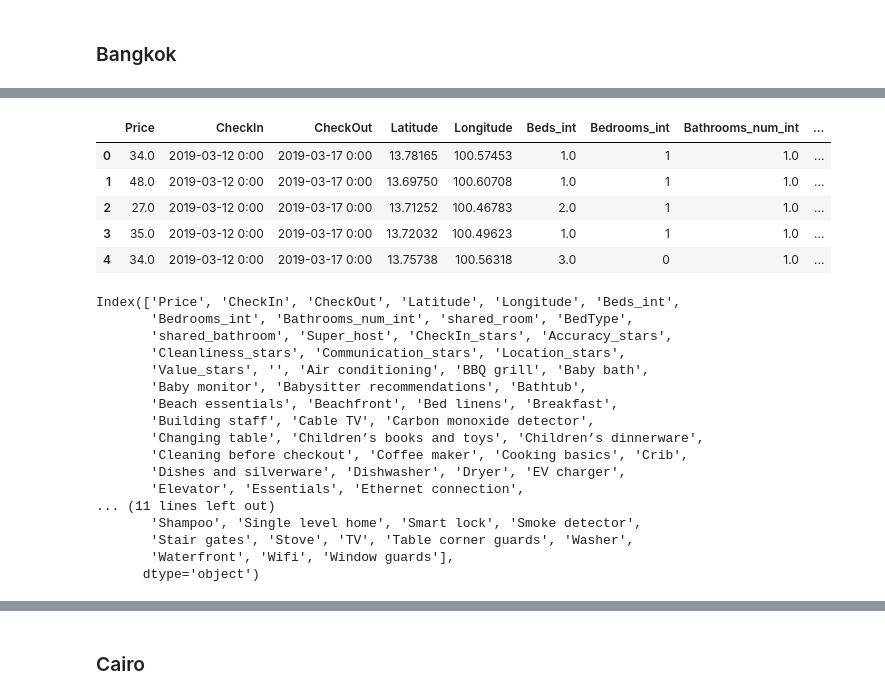
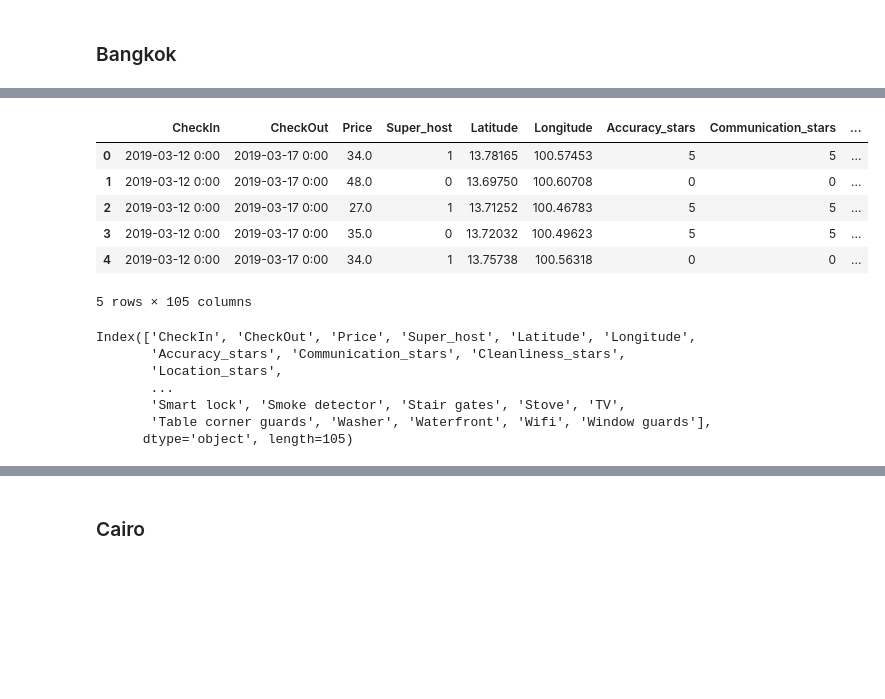
Before and after one commit to nickbent/AirBnB, a Jupyter notebook: notebooks/Data Cleaning.ipynb, the cells around one changed output, grey strips where cells are left out. Cells and saved outputs as stored; diff of their text form; code cells hidden in the pictures; blank space fills up the shorter version.

```diff
--- a/notebooks/Data Cleaning.ipynb
+++ b/notebooks/Data Cleaning.ipynb
@@ -1255,3 +1378,5 @@ array(['queen', 'double', 'king', None, 'sofa', 'floor', 'single',
+# %%
+BangkokData.drop(['BedType','couch,'],axis=1, inplace=True)
 # %% [markdown]
 ### Amenities
 # %%
@@ -1280,6 +1405,12 @@ BangkokData['Amenities_mod'][0:3]
 1    [Wifi, Indoor fireplace, Heating, Iron, Laptop...
 2    [Wifi, Heating, Laptop friendly workspace, Dry...
 Name: Amenities_mod, dtype: object
+# %%
+BangkokData = encode_amenities(BangkokData)
+# %%
+BangkokData.drop(['Amenities'],axis =1, inplace = True)
+# %%
+BangkokData.drop(['Title','EntireHomeVsRoom','Bedrooms_no','Beds_no','Bathrooms_num','Sleeping_engagment','Review'],axis=1 ,inplace = True)
 # %% [markdown]
 ### Cairo
 # %% [markdown]
@@ -1540,9 +1630,10 @@ BangkokData_clean=BangkokData[['Price','CheckIn','CheckOut','Latitude','Longitud
 # %%
-BangkokData_clean.head()
+BangkokData.head()
 # %% [output]
-|  | Price | CheckIn | CheckOut | Latitude | Longitude | Beds_int | Bedrooms_int | Bathrooms_num_int | ... |
-| 0 | 34.0 | 2019-03-12 0:00 | 2019-03-17 0:00 | 13.78165 | 100.57453 | 1.0 | 1 | 1.0 | ... |
-| 1 | 48.0 | 2019-03-12 0:00 | 2019-03-17 0:00 | 13.69750 | 100.60708 | 1.0 | 1 | 1.0 | ... |
-| 2 | 27.0 | 2019-03-12 0:00 | 2019-03-17 0:00 | 13.71252 | 100.46783 | 2.0 | 1 | 1.0 | ... |
-| 3 | 35.0 | 2019-03-12 0:00 | 2019-03-17 0:00 | 13.72032 | 100.49623 | 1.0 | 1 | 1.0 | ... |
-| 4 | 34.0 | 2019-03-12 0:00 | 2019-03-17 0:00 | 13.75738 | 100.56318 | 3.0 | 0 | 1.0 | ... |
+|  | CheckIn | CheckOut | Price | Super_host | Latitude | Longitude | Accuracy_stars | Communication_stars | ... |
+| 0 | 2019-03-12 0:00 | 2019-03-17 0:00 | 34.0 | 1 | 13.78165 | 100.57453 | 5 | 5 | ... |
+| 1 | 2019-03-12 0:00 | 2019-03-17 0:00 | 48.0 | 0 | 13.69750 | 100.60708 | 0 | 0 | ... |
+| 2 | 2019-03-12 0:00 | 2019-03-17 0:00 | 27.0 | 1 | 13.71252 | 100.46783 | 5 | 5 | ... |
+| 3 | 2019-03-12 0:00 | 2019-03-17 0:00 | 35.0 | 0 | 13.72032 | 100.49623 | 5 | 5 | ... |
+| 4 | 2019-03-12 0:00 | 2019-03-17 0:00 | 34.0 | 1 | 13.75738 | 100.56318 | 0 | 0 | ... |
+5 rows × 105 columns
@@ -1551,20 +1640,10 @@ BangkokData_clean = encode_amenities(BangkokData_clean)
 # %%
-BangkokData_clean.columns
+BangkokData.columns
 # %% [output]
-Index(['Price', 'CheckIn', 'CheckOut', 'Latitude', 'Longitude', 'Beds_int',
-       'Bedrooms_int', 'Bathrooms_num_int', 'shared_room', 'BedType',
-       'shared_bathroom', 'Super_host', 'CheckIn_stars', 'Accuracy_stars',
-       'Cleanliness_stars', 'Communication_stars', 'Location_stars',
-       'Value_stars', '', 'Air conditioning', 'BBQ grill', 'Baby bath',
-       'Baby monitor', 'Babysitter recommendations', 'Bathtub',
-       'Beach essentials', 'Beachfront', 'Bed linens', 'Breakfast',
-       'Building staff', 'Cable TV', 'Carbon monoxide detector',
-       'Changing table', 'Children’s books and toys', 'Children’s dinnerware',
-       'Cleaning before checkout', 'Coffee maker', 'Cooking basics', 'Crib',
-       'Dishes and silverware', 'Dishwasher', 'Dryer', 'EV charger',
-       'Elevator', 'Essentials', 'Ethernet connection',
-... (11 lines left out)
-       'Shampoo', 'Single level home', 'Smart lock', 'Smoke detector',
-       'Stair gates', 'Stove', 'TV', 'Table corner guards', 'Washer',
-       'Waterfront', 'Wifi', 'Window guards'],
-      dtype='object')
+Index(['CheckIn', 'CheckOut', 'Price', 'Super_host', 'Latitude', 'Longitude',
+       'Accuracy_stars', 'Communication_stars', 'Cleanliness_stars',
+       'Location_stars',
+       ...
+       'Smart lock', 'Smoke detector', 'Stair gates', 'Stove', 'TV',
+       'Table corner guards', 'Washer', 'Waterfront', 'Wifi', 'Window guards'],
+      dtype='object', length=105)
```
Also changed, not shown: parts of 97 cells of this notebook, 5 other files.
